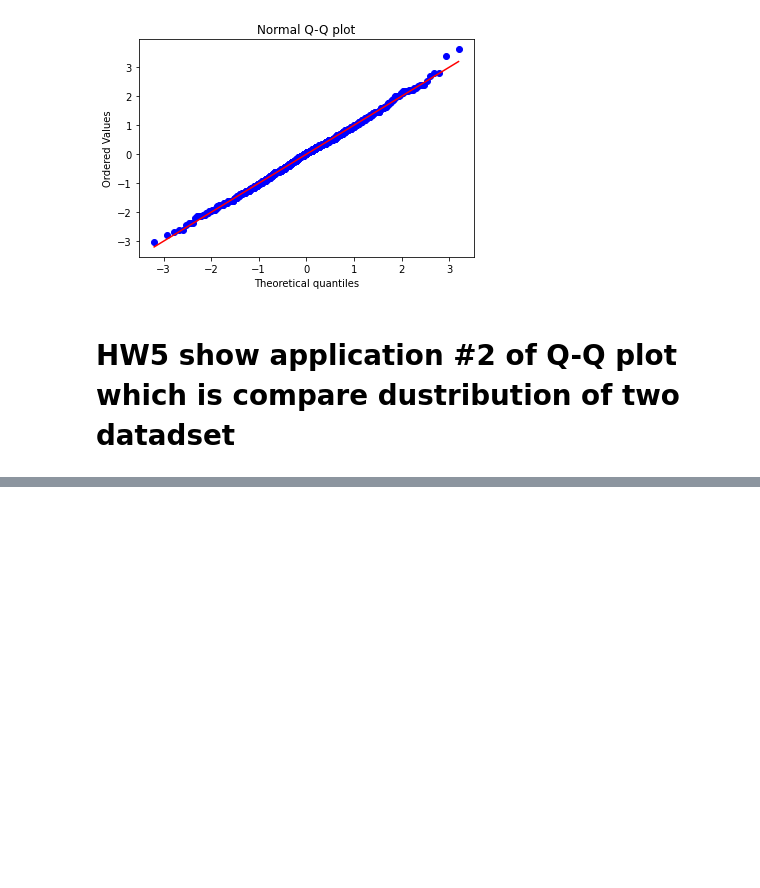
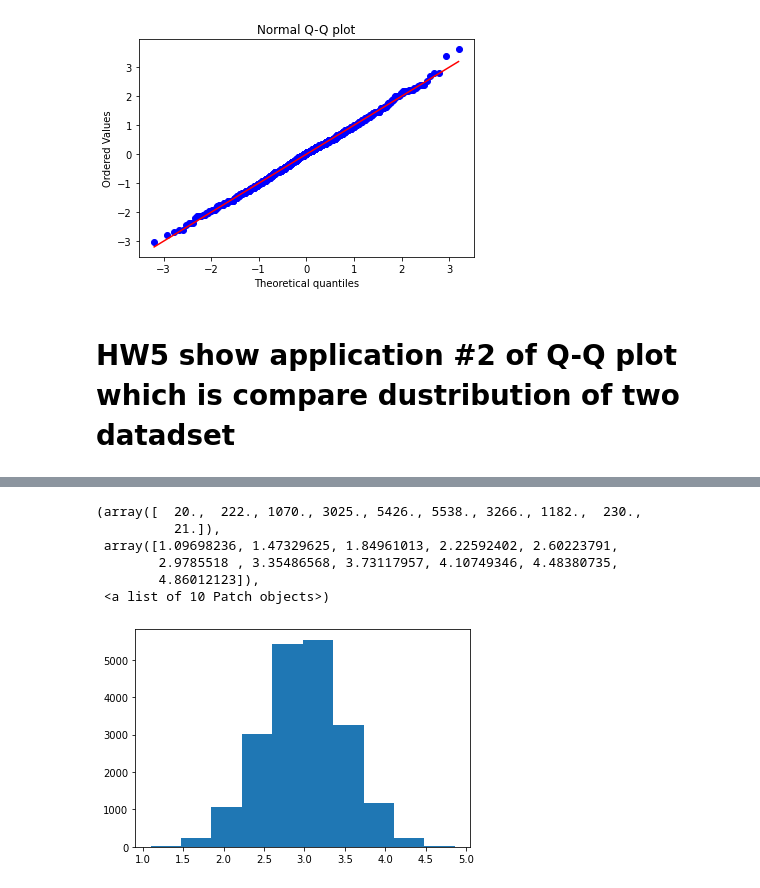
Before and after one commit to Vangolds/DPDM, a Jupyter notebook: Data102.ipynb, the cells around one changed output, grey strips where cells are left out. Cells and saved outputs as stored; diff of their text form; code cells hidden in the pictures; blank space fills up the shorter version.

```diff
--- a/Data102.ipynb
+++ b/Data102.ipynb
@@ -349,0 +411,13 @@ plt.show()
+# %%
+n_normal = np.random.normal(3,0.5,20000)
+n_normal
+
+plt.hist(n_normal)
+# %% [output]
+(array([  20.,  222., 1070., 3025., 5426., 5538., 3266., 1182.,  230.,
+          21.]),
+ array([1.09698236, 1.47329625, 1.84961013, 2.22592402, 2.60223791,
+        2.9785518 , 3.35486568, 3.73117957, 4.10749346, 4.48380735,
+        4.86012123]),
+ <a list of 10 Patch objects>)
+[figure, added]
```
Also changed, not shown: parts of 27 cells of this notebook.
